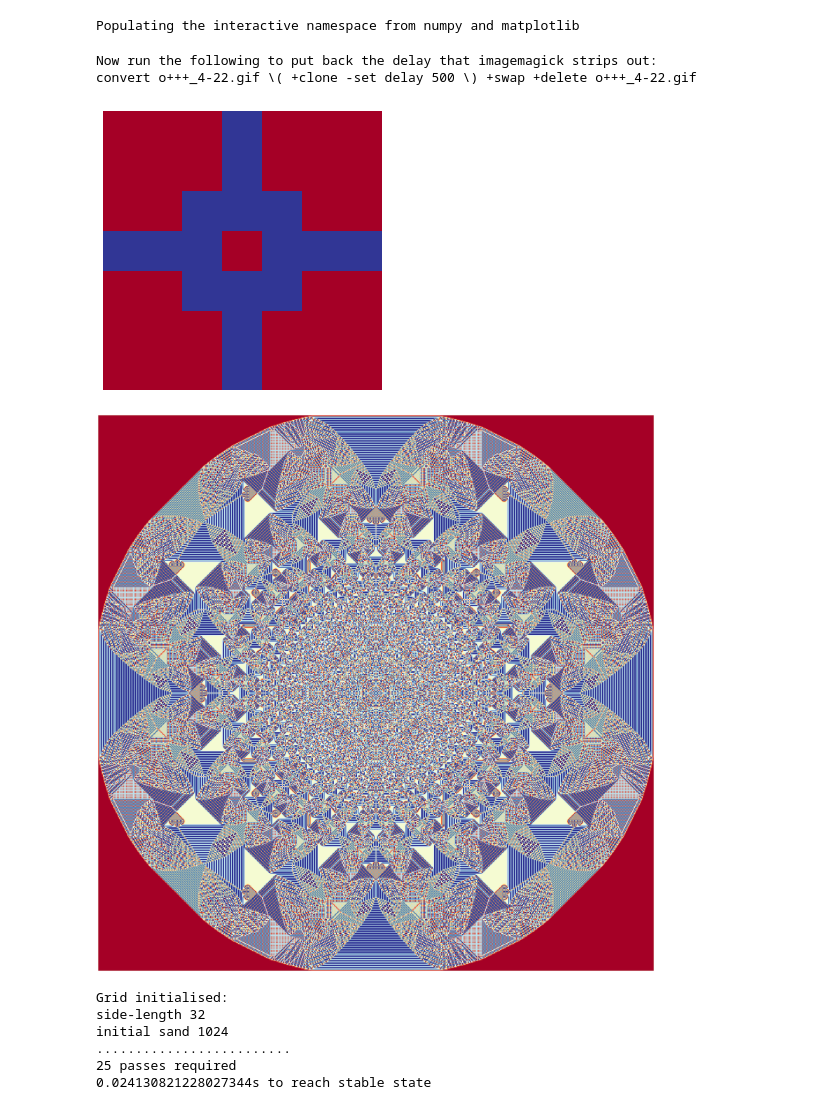
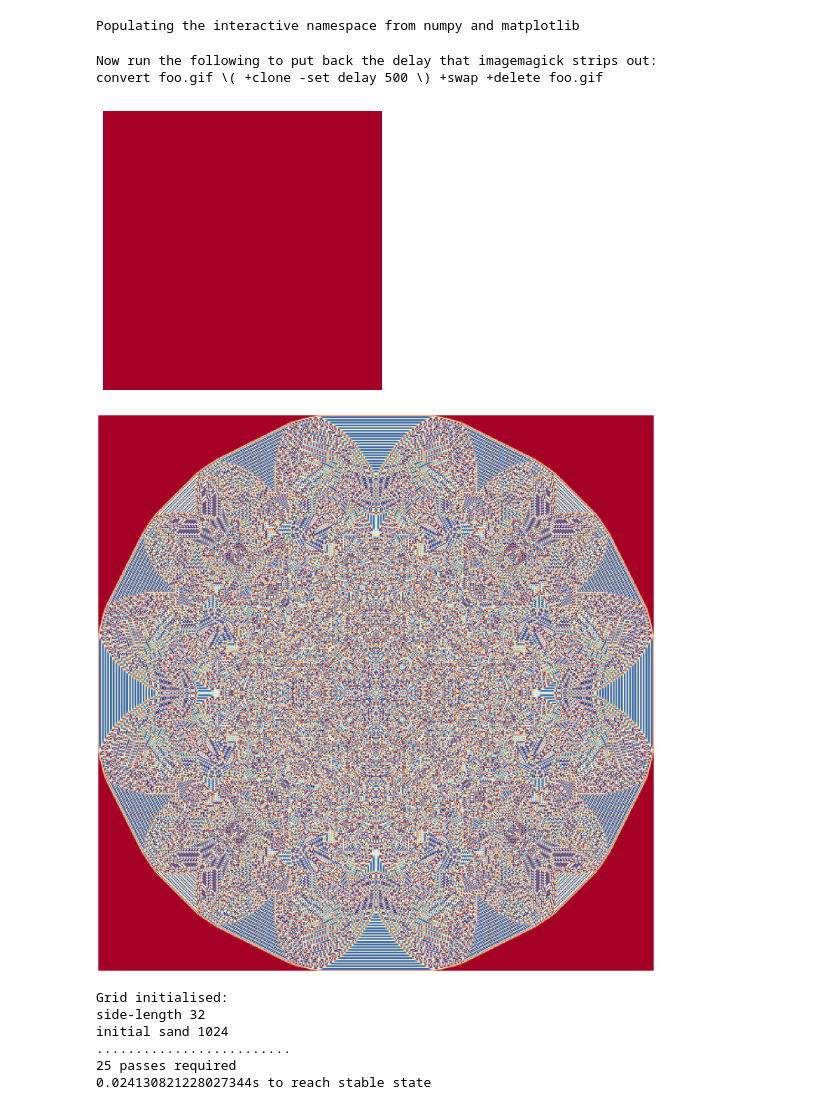
Before and after one commit to sminez/recreational_mathematics, a Jupyter notebook: Sandpiles/Sandpiles.ipynb, the cells around one changed output. Cells and saved outputs as stored; diff of their text form; code cells hidden in the pictures.

Commit message:
adding another pattern option

```diff
--- a/Sandpiles/Sandpiles.ipynb
+++ b/Sandpiles/Sandpiles.ipynb
@@ -92,7 +92,8 @@ def animate_by_n(start_stop=(4,22), pattern='+', fps=2, trim=True, cmap="RdYlBu"
             interval=20,
         )
 
-    fname = "{}_{}-{}.gif".format(pattern, start_stop[0], start_stop[1])
+    #fname = "{}_{}-{}.gif".format(pattern, start_stop[0], start_stop[1])
+    fname = "foo.gif"
     anim.save(fname, writer="imagemagick", fps=fps, dpi=400)
     # Trim border
     run(["convert", fname, "-fuzz", "1%", "-trim", "+repage", "-delay", "500", fname])
@@ -103,16 +104,16 @@ def animate_by_n(start_stop=(4,22), pattern='+', fps=2, trim=True, cmap="RdYlBu"
 # %% [output]
 Populating the interactive namespace from numpy and matplotlib
 # %%
-animate_by_n((4,22), "o+++")
+animate_by_n((4,22), "+o")
 # %% [output]
 Now run the following to put back the delay that imagemagick strips out:
-convert o+++_4-22.gif \( +clone -set delay 500 \) +swap +delete o+++_4-22.gif
+convert foo.gif \( +clone -set delay 500 \) +swap +delete foo.gif
-[figure, old version]
+[figure, new version]
 # %%
-data = from_csv(22, "o-+", ".")
+data = from_csv(22, "+o", ".")
 visualise(data, 30)
 # %% [output]
-[figure, old version]
+[figure, new version]
 # %%
 s = SandHeap(10, 'o+')
 g = s.topple(True)
```
Also changed, not shown: parts of 1 cell of this notebook, 1 other file.
